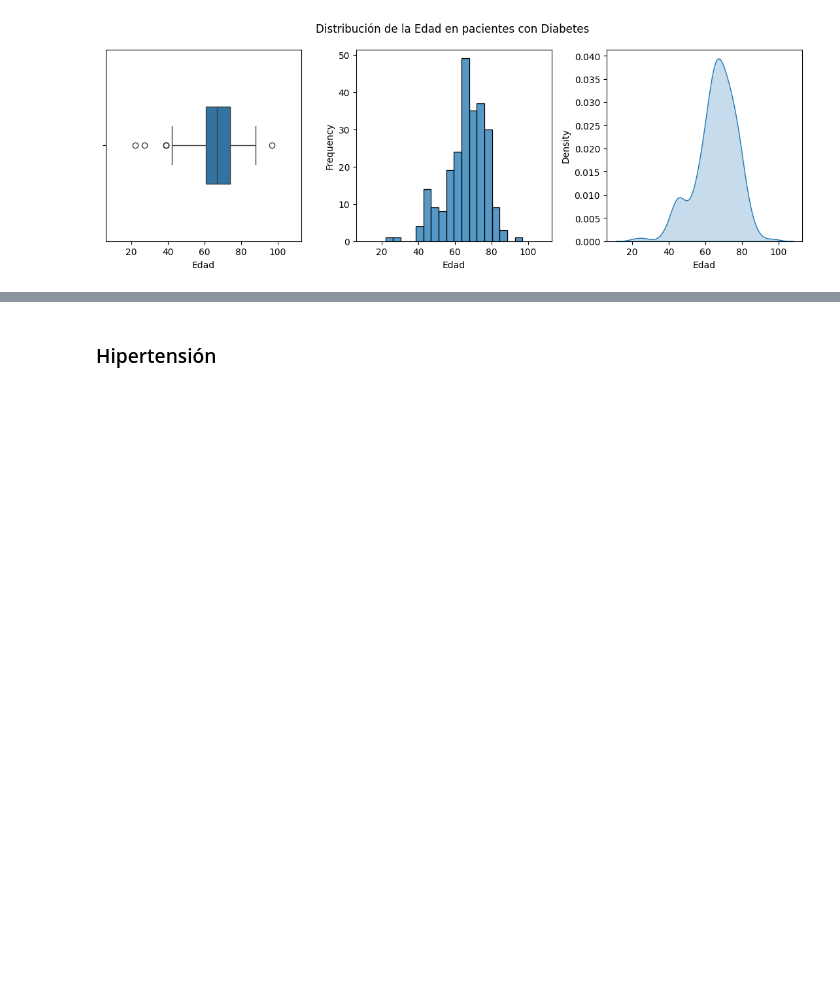
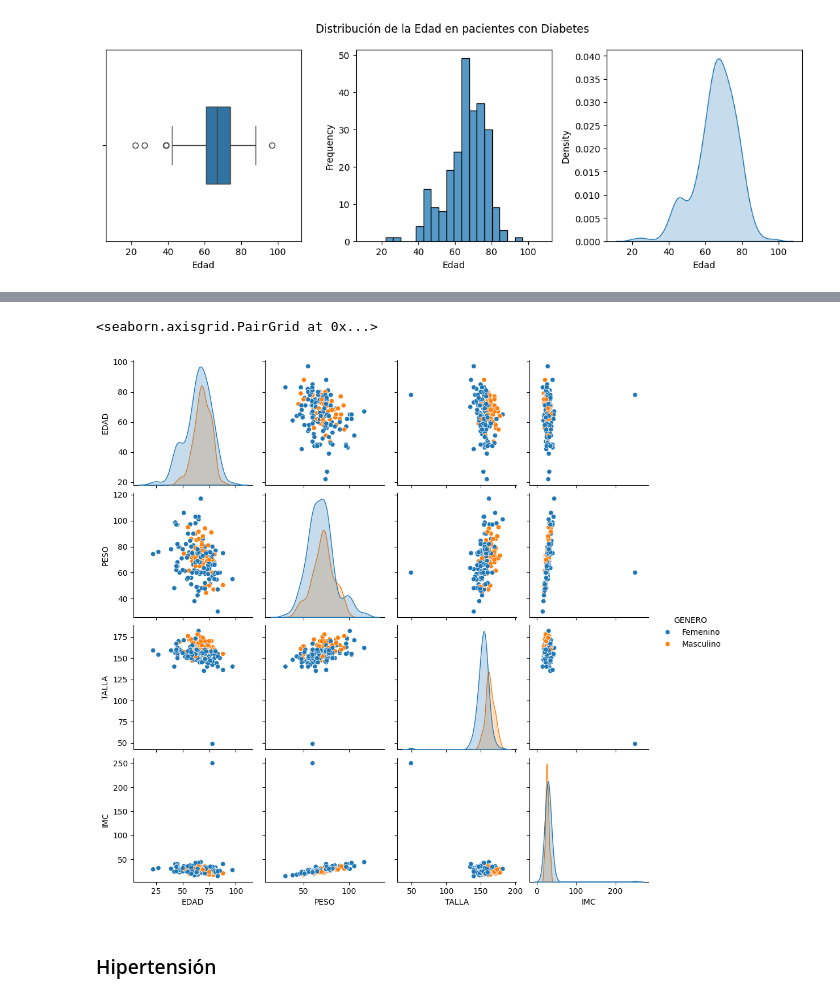
Before and after one commit to yeisonluna/Chcronic-desease-Colombia, a Jupyter notebook: notebooks/EDA.ipynb, the cells around one changed output, grey strips where cells are left out. Cells and saved outputs as stored; diff of their text form; code cells hidden in the pictures; blank space fills up the shorter version.

```diff
--- a/notebooks/EDA.ipynb
+++ b/notebooks/EDA.ipynb
@@ -274,3 +301,12 @@ plt.tight_layout()
+# %%
+df = diabetes_df
+sns.pairplot(
+    data=diabetes_df,
+    hue='GENERO'
+)
+# %% [output]
+<seaborn.axisgrid.PairGrid at 0x...>
+[figure, added]
 # %% [markdown]
 ### Hipertensión
 # %%
```
Also changed, not shown: parts of 8 cells of this notebook.
